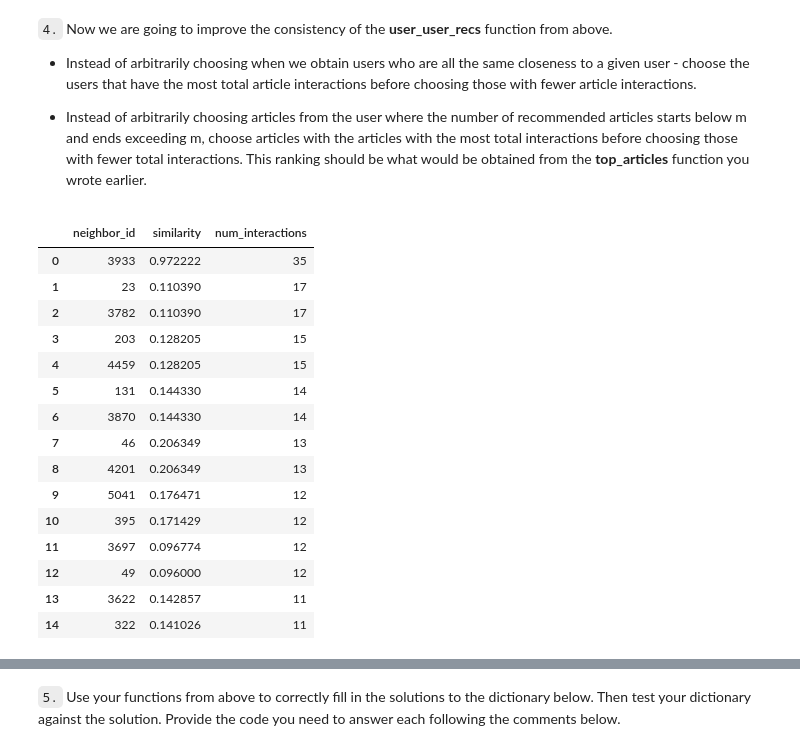
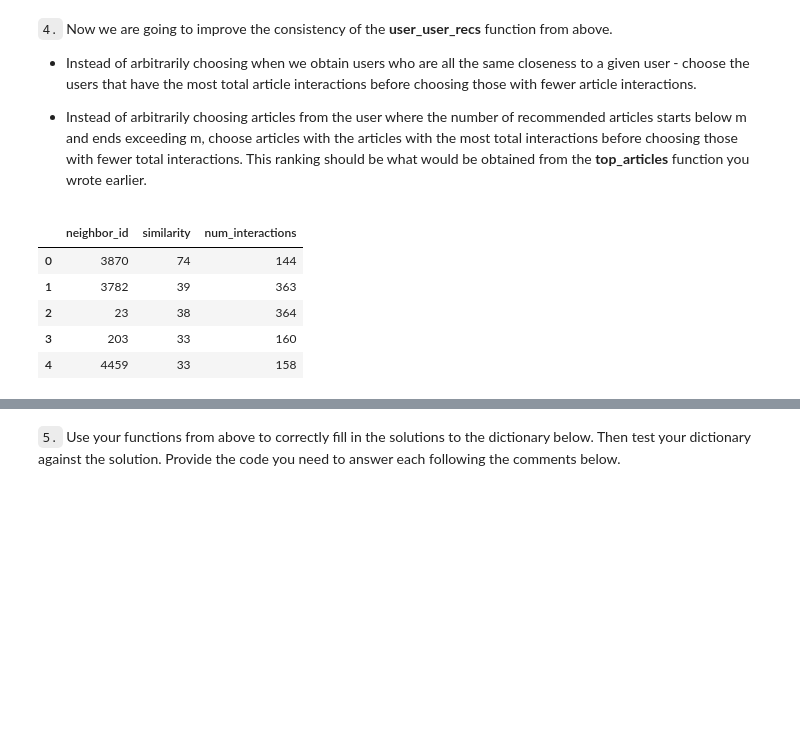
Before and after one commit to abitfrosty/Recommendations_with_IBM, a Jupyter notebook: Recommendations_with_IBM.ipynb, the cells around one changed output, grey strips where cells are left out. Cells and saved outputs as stored; diff of their text form; code cells hidden in the pictures; blank space fills up the shorter version.

Commit message:
Fixed get_top_sorted_users, added explanation on SVD, extended conclusion. Fixed requirements

```diff
--- a/Recommendations_with_IBM.ipynb
+++ b/Recommendations_with_IBM.ipynb
@@ -614,21 +614,18 @@ def get_top_sorted_users(user_id, df=df, user_item=user_item):
 
     '''
     # Your code here
-    user_item_c = user_item.copy()
-    user_articles = user_item_c.loc[user_id].values
-    # compute num_interactions of each user to the provided user
-    user_item_c['num_interactions'] = np.dot(user_item_c, user_articles)
+    neighbors_df = pd.DataFrame({'neighbor_id': user_item.index})
     # compute similarity of each user to the provided user
-    # formula: intersection(user_1_articles, user_2_articles) / (user1_articles + user2_articles - intersection(user_1_articles, user_2_articles))
-    user_item_c['similarity'] = user_item_c.apply(lambda x: x['num_interactions'] / (user_articles.sum() + x.sum() - x['num_interactions']*2), axis=1)
-    # remove the own user's id
-    user_item_c = user_item_c.drop(user_id)
-    # sort by similarity & num_interactions
-    neighbors_df = user_item_c.loc[:, ['similarity', 'num_interactions']]
-    neighbors_df = neighbors_df.sort_values(['num_interactions', 'similarity'], ascending=[False, False])
-    # rename user_id column and columns.name
-    neighbors_df = neighbors_df.reset_index().rename(columns={'user_id': 'neighbor_id'})
-    neighbors_df.columns = neighbors_df.columns.rename('')
+    user_articles = user_item.loc[user_id] if user_id in user_item.index else np.zeros(user_item.shape[1])
+    neighbors_df['similarity'] = user_item.dot(user_articles).values
+    # compute num_interactions of each user
+    neighbors_df['num_interactions'] = neighbors_df['neighbor_id'].apply(lambda x: df[df['user_id']==x].shape[0])
+    # remove target user
+    neighbors_df = neighbors_df[neighbors_df['neighbor_id']!=user_id]
+    # sort by similarity and num_interactions
+    neighbors_df = neighbors_df.sort_values(['similarity', 'num_interactions'], ascending=[False, False])
+    # reset index after sorting
+    neighbors_df = neighbors_df.reset_index(drop=True)
     return neighbors_df # Return the dataframe specified in the doc_string
 
 
@@ -661,7 +658,7 @@ def user_user_recs_part2(user_id, m=10):
     neighbors_df = get_top_sorted_users(user_id)
     for idx, row in neighbors_df.iterrows():
         neighbor_articles = get_user_articles(row['neighbor_id'])[0]
-        neighbor_articles_sorted = df.loc[df['article_id'].isin(neighbor_articles), ['article_id', 'user_id']].groupby('article_id')['user_id'].count().sort_values(ascending=False).index.astype('str').tolist()
+        neighbor_articles_sorted = df.loc[df['article_id'].isin(neighbor_articles), ['article_id', 'user_id']].groupby('article_id')['user_id'].count().sort_values(ascending=False).index.tolist()
         new_recs = list(set(neighbor_articles_sorted) - set(user_articles) - set(recs))
         recs.extend(new_recs)
         if len(recs) >= m:
@@ -670,26 +667,16 @@ def user_user_recs_part2(user_id, m=10):
     rec_names = get_article_names(recs)
     return recs, rec_names
 # %%
-user_id = 1
+user_id = 131
 df_c = get_top_sorted_users(user_id)
-df_c.head(15)
+df_c.head()
 # %% [output]
 |  | neighbor_id | similarity | num_interactions |
-| 0 | 3933 | 0.972222 | 35 |
-| 1 | 23 | 0.110390 | 17 |
-| 2 | 3782 | 0.110390 | 17 |
-| 3 | 203 | 0.128205 | 15 |
-| 4 | 4459 | 0.128205 | 15 |
-| 5 | 131 | 0.144330 | 14 |
-| 6 | 3870 | 0.144330 | 14 |
-| 7 | 46 | 0.206349 | 13 |
-| 8 | 4201 | 0.206349 | 13 |
-| 9 | 5041 | 0.176471 | 12 |
-| 10 | 395 | 0.171429 | 12 |
-| 11 | 3697 | 0.096774 | 12 |
-| 12 | 49 | 0.096000 | 12 |
-| 13 | 3622 | 0.142857 | 11 |
-| 14 | 322 | 0.141026 | 11 |
+| 0 | 3870 | 74 | 144 |
+| 1 | 3782 | 39 | 363 |
+| 2 | 23 | 38 | 364 |
+| 3 | 203 | 33 | 160 |
+| 4 | 4459 | 33 | 158 |
 # %%
 # Quick spot check - don't change this code - just use it to test your functions
 rec_ids, rec_names = user_user_recs_part2(20, 10)
```
Also changed, not shown: parts of 14 cells of this notebook, 1 other file.
